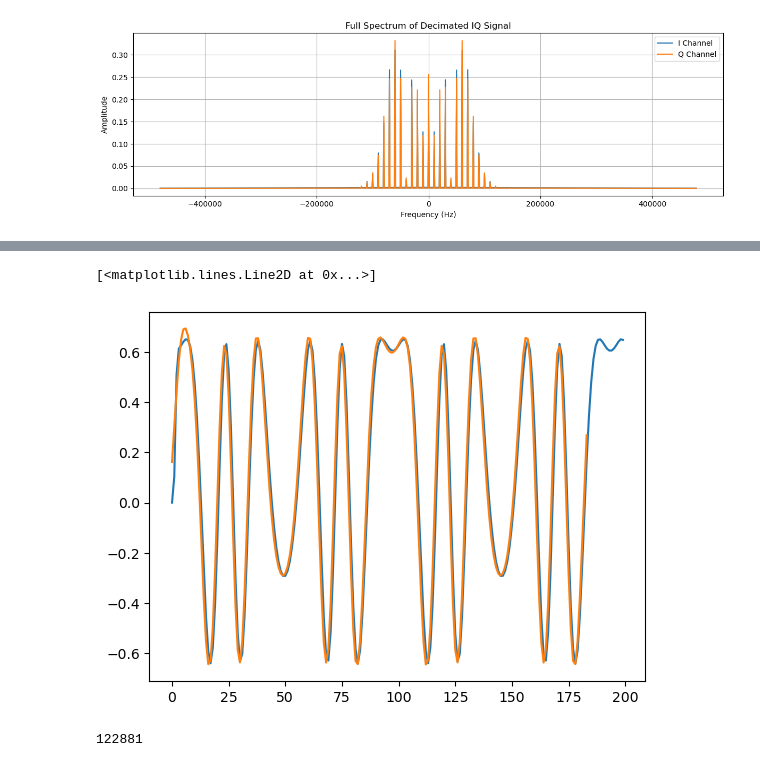
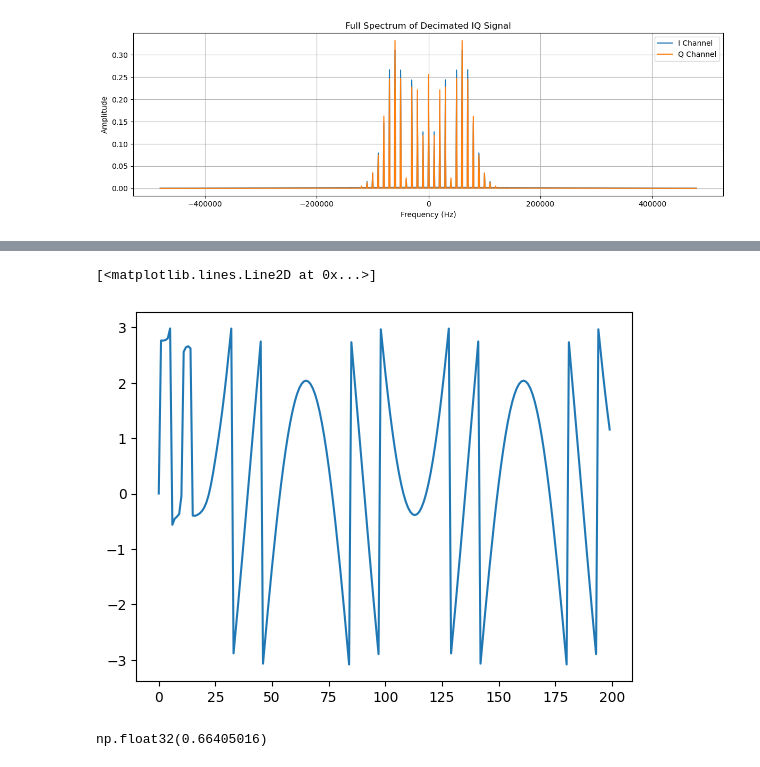
Before and after one commit to ruich95/SynQ, a Jupyter notebook: src/python/fm_demod_2.ipynb, the cells around one changed output, grey strips where cells are left out. Saved outputs shown, nothing was run; the diff lists cells and outputs as text; code cells hidden in the pictures.

```diff
--- a/src/python/fm_demod_2.ipynb
+++ b/src/python/fm_demod_2.ipynb
@@ -228,0 +256,21 @@ plt.tight_layout()
+# %%
+# convert atan2 outputs (signed q2.29) to float32
+atan2_output_filtered = atan2_output[:]
+atan2_output_float = (atan2_output_filtered.astype(np.int32).astype(np.float32)) / (2**29)
+
+# convert fir outputs (48bits signed) back to float32
+fir_output_i_float = (fir_output_i.astype(np.int64).astype(np.float32)) / (2**34)
+fir_output_q_float = (fir_output_q.astype(np.int64).astype(np.float32)) / (2**34)
+
+plt.plot(atan2_output_float[4000:7000])
+plt.plot(atan2_output_valid[4000:7000])
+plt.figure()
+plt.plot(atan2_output_float[6500:7000][atan2_output_valid[6500:7000]][:-1])
+plt.plot(fir_output_i_float[6500:7000][fir_output_i_valid[6500:7000]][1:])
+plt.plot(fir_output_q_float[6500:7000][fir_output_q_valid[6500:7000]][1:])
+plt.figure()
+plt.plot(atan2_output_float[4000:7000][atan2_output_valid[4000:7000]][3:7])
+plt.plot(fir_output_i_float[4000:7000][fir_output_i_valid[4000:7000]][2:6])
+plt.plot(fir_output_q_float[4000:7000][fir_output_q_valid[4000:7000]][2:6])
+
+fir_output_i_float[4000:7000][fir_output_i_valid[4000:7000]][2:6], fir_output_q_float[4000:7000][fir_output_q_valid[4000:7000]][2:6], atan2_output_float[4000:7000][atan2_output_valid[4000:7000]][3:7]
@@ -229,11 +312,10 @@ plt.tight_layout()
 # %%
-# plt.plot(mixed_output_i_float[:200])
-plt.plot(decimated_output_i_float[:200])
-plt.plot(fir_output_i_float[16:200])
+ref = np.atan2(fir_output_q_float, fir_output_i_float)
+plt.plot(ref[:200])
 # %% [output]
 [<matplotlib.lines.Line2D at 0x...>]
-[figure, old version]
+[figure, new version]
 # %%
-len(input_uint16)
+np.max(fir_output_q_float)
 # %% [output]
-122881
+np.float32(0.66405016)
```
Also changed, not shown: parts of 9 cells of this notebook, 2 other files.
